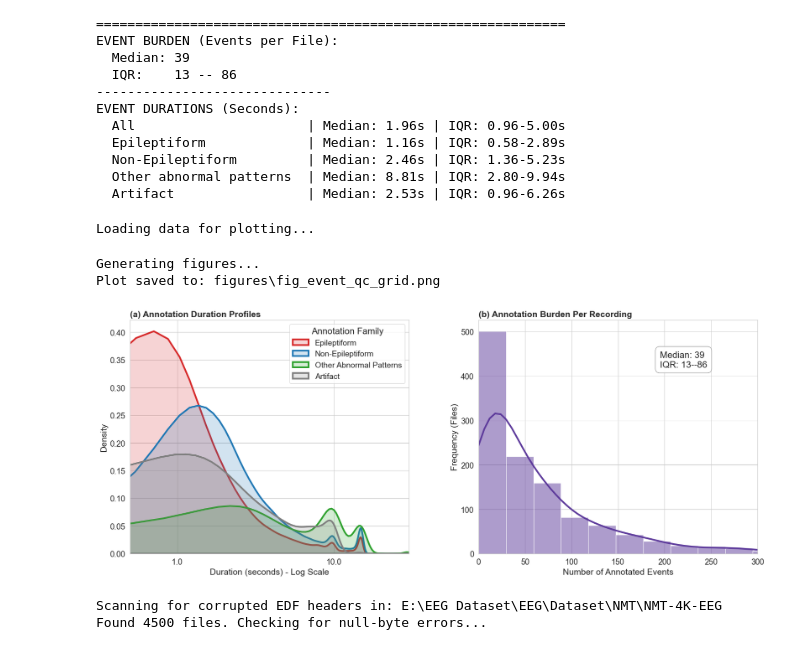
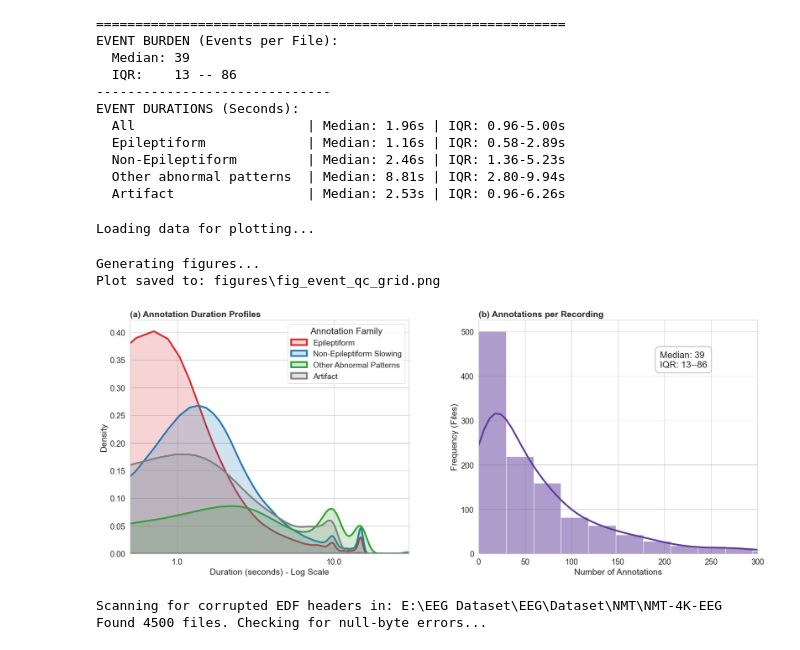
Before and after one commit to dll-ncai/NMT-4k-EEG-Dataset, a Jupyter notebook: notebooks/04_manuscript_outputs/final_paper_plot.ipynb, the cells around one changed output. Cells and saved outputs as stored; diff of their text form; code cells hidden in the pictures.

Commit message:
Figures updated

```diff
--- a/notebooks/04_manuscript_outputs/final_paper_plot.ipynb
+++ b/notebooks/04_manuscript_outputs/final_paper_plot.ipynb
@@ -3911,10 +4152,10 @@ FAMILY_MAP = {
     "Spike and Delta": "Epileptiform",  # Legacy label, if present.
 
     # 2. Non-Epileptiform
-    "Delta Slow Wave": "Non-Epileptiform",
-    "Theta Wave": "Non-Epileptiform",
-    "Delta and Theta Wave": "Non-Epileptiform",
-    "Delta and Theta": "Non-Epileptiform",
+    "Delta Slow Wave": "Non-Epileptiform Slowing",
+    "Theta Wave": "Non-Epileptiform Slowing",
+    "Delta and Theta Wave": "Non-Epileptiform Slowing",
+    "Delta and Theta": "Non-Epileptiform Slowing",
 
     # 3. Other abnormal patterns
     "Triphasic Wave": "Other Abnormal Patterns",
@@ -3930,7 +4171,7 @@ FAMILY_MAP = {
 
 FAMILY_COLORS = {
     "Epileptiform": "#d62728",             # Red
-    "Non-Epileptiform": "#1f77b4",         # Blue
+    "Non-Epileptiform Slowing": "#1f77b4",         # Blue
     "Other Abnormal Patterns": "#2ca02c",  # Green
     "Artifact": "#7f7f7f",                 # Gray
 }
@@ -4070,7 +4311,7 @@ def create_grid_plot(df, burdens):
 
     for fam in [
         "Epileptiform",
-        "Non-Epileptiform",
+        "Non-Epileptiform Slowing",
         "Other Abnormal Patterns",
         "Artifact",
     ]:
@@ -4126,12 +4367,12 @@ def create_grid_plot(df, burdens):
     )
 
     ax2.set_title(
-        "(b) Annotation Burden Per Recording",
+        "(b) Annotations per Recording",
         fontweight="bold",
         loc="left",
     )
 
-    ax2.set_xlabel("Number of Annotated Events")
+    ax2.set_xlabel("Number of Annotations")
     ax2.set_ylabel("Frequency (Files)")
     ax2.set_xlim(0, 300)
 
@@ -4158,34 +4399,34 @@ def create_grid_plot(df, burdens):
         ),
     )
 
     # Save
     out_file = OUTPUT_DIR / "fig_event_qc_grid.png"
 
     plt.savefig(
         out_file,
         dpi=300,
         bbox_inches="tight",
     )
 
     print(f"Plot saved to: {out_file}")
 
 
 # ==========================================
 # MAIN EXECUTION
 # ==========================================
 
 if __name__ == "__main__":
     df, burdens = load_data()
 
     if not df.empty:
         create_grid_plot(df, burdens)
     else:
         print("No data found! Check paths.")
 # %% [output]
 Loading data for plotting...
 Generating figures...
 Plot saved to: figures\fig_event_qc_grid.png
-[figure, old version]
+[figure, new version]
 # %%
 import mne
 import pandas as pd
```
Also changed, not shown: parts of 2 cells of this notebook, 2 other files.
